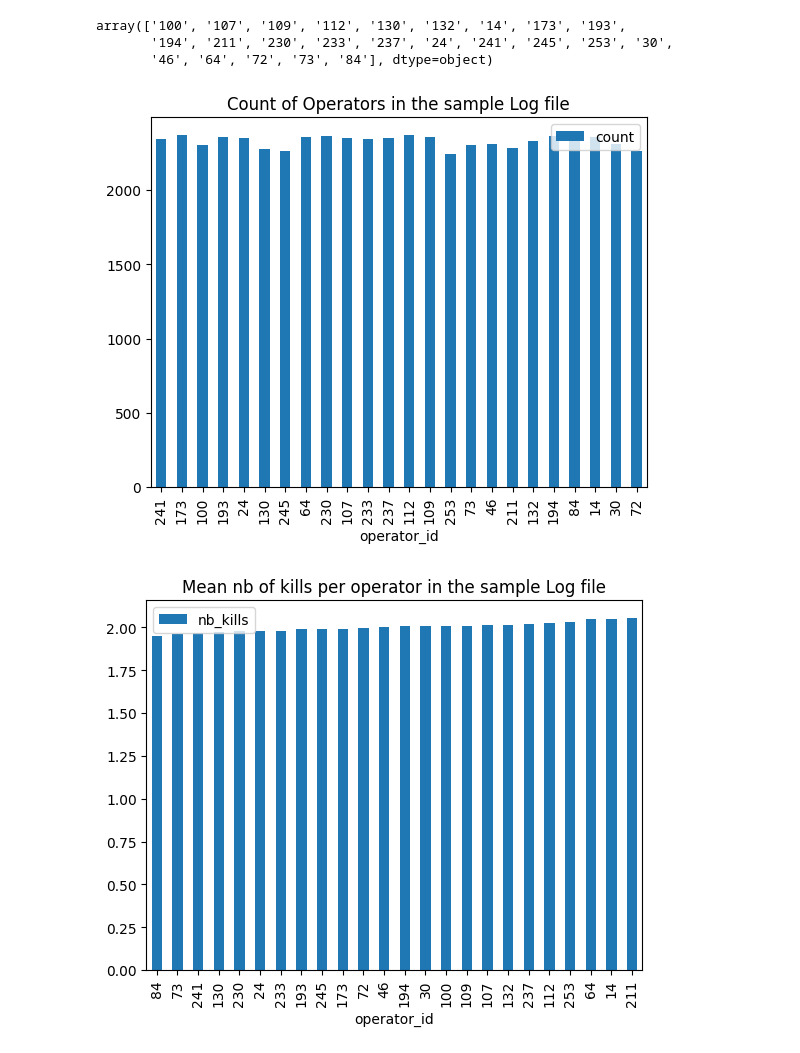
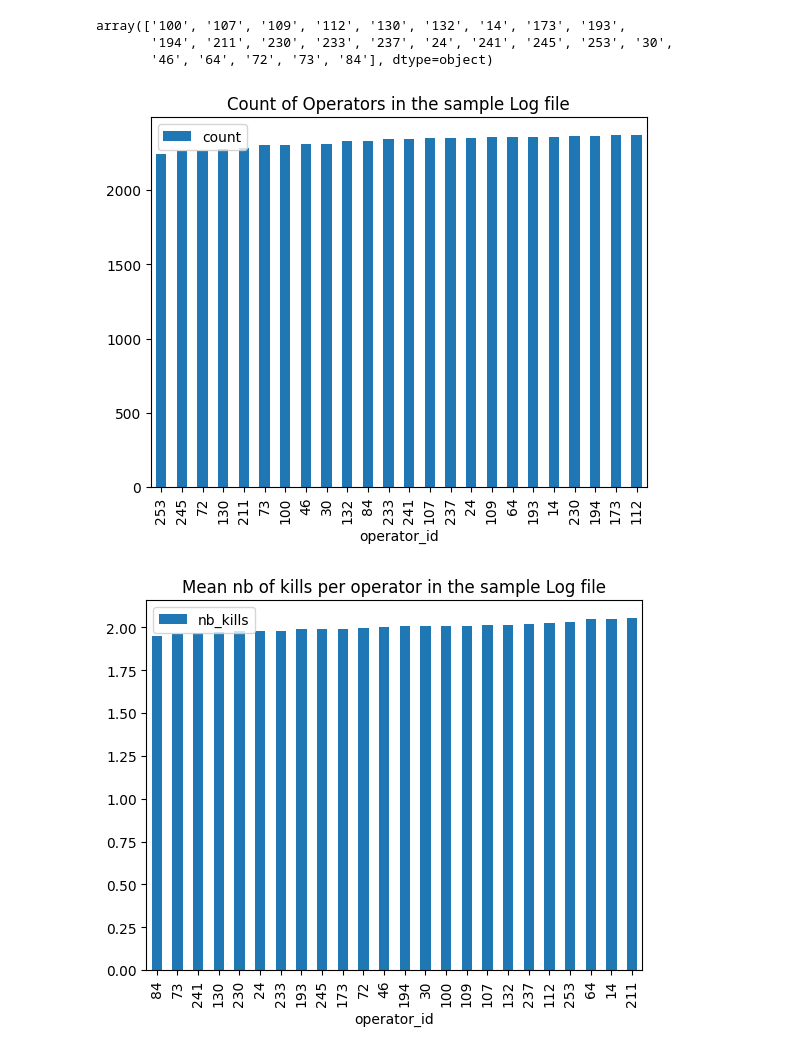
Before and after one commit to Martin-Labenne/software-dev-ml-takehome, a Jupyter notebook: exploration.ipynb, the cells around one changed output. Saved outputs shown, nothing was run; the diff lists cells and outputs as text; code cells hidden in the pictures.

```diff
--- a/exploration.ipynb
+++ b/exploration.ipynb
@@ -62,11 +63,11 @@ array(['100', '107', '109', '112', '130', '132', '14', '173', '193',
        '194', '211', '230', '233', '237', '24', '241', '245', '253', '30',
        '46', '64', '72', '73', '84'], dtype=object)
 # %%
-operators_count = operators.value_counts()
+operators_count = operators.value_counts().sort('count')
 operators_count.to_pandas().plot(kind='bar', x='operator_id', y='count', title='Count of Operators in the sample Log file')
 plt.show()
 # %% [output]
-[figure, old version]
+[figure, new version]
 # %%
 operators_mean_kills = df.group_by('operator_id').agg(pl.col('nb_kills').mean()).sort('nb_kills')
 operators_mean_kills.to_pandas().plot(kind='bar', x='operator_id', y='nb_kills', title='Mean nb of kills per operator in the sample Log file')
```
Also changed, not shown: parts of 22 cells of this notebook, 1 other file.
